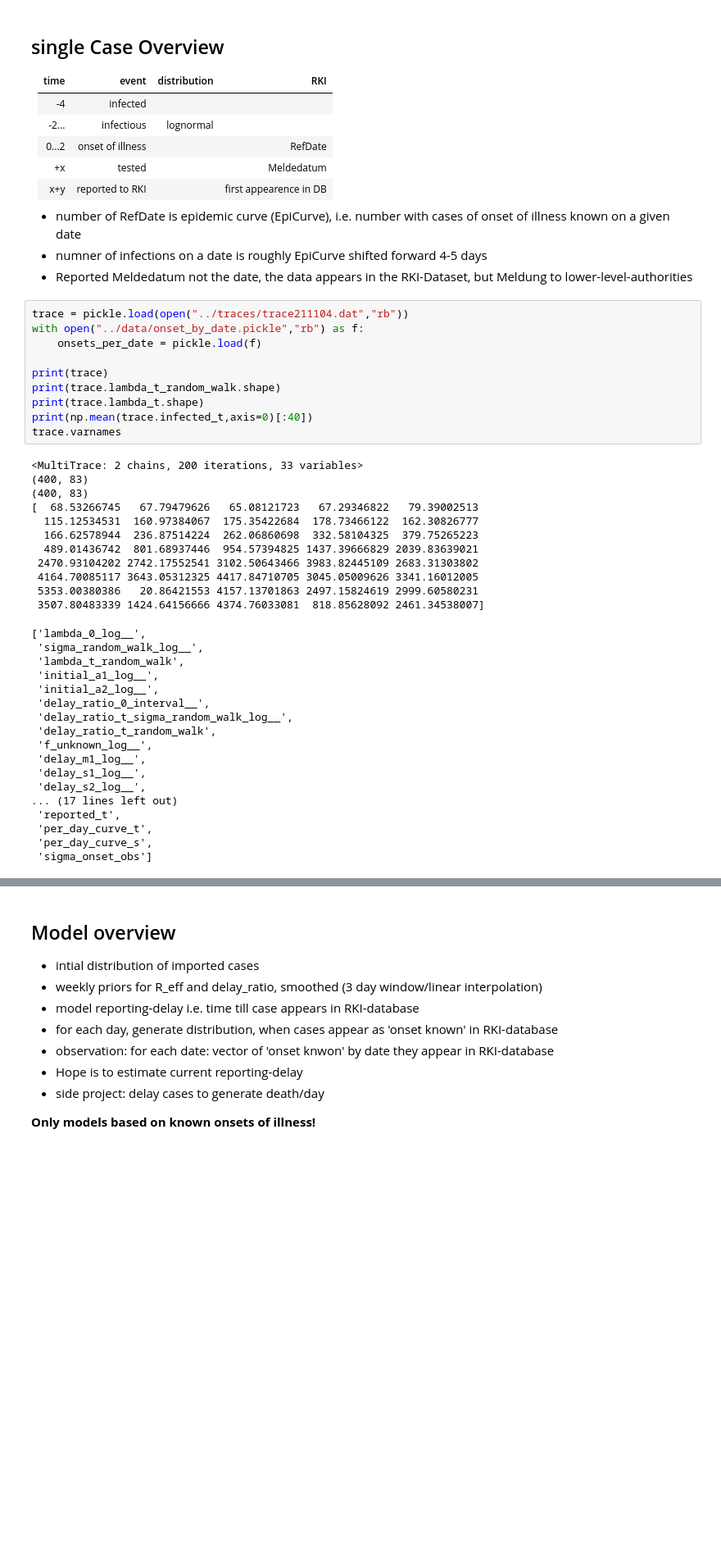
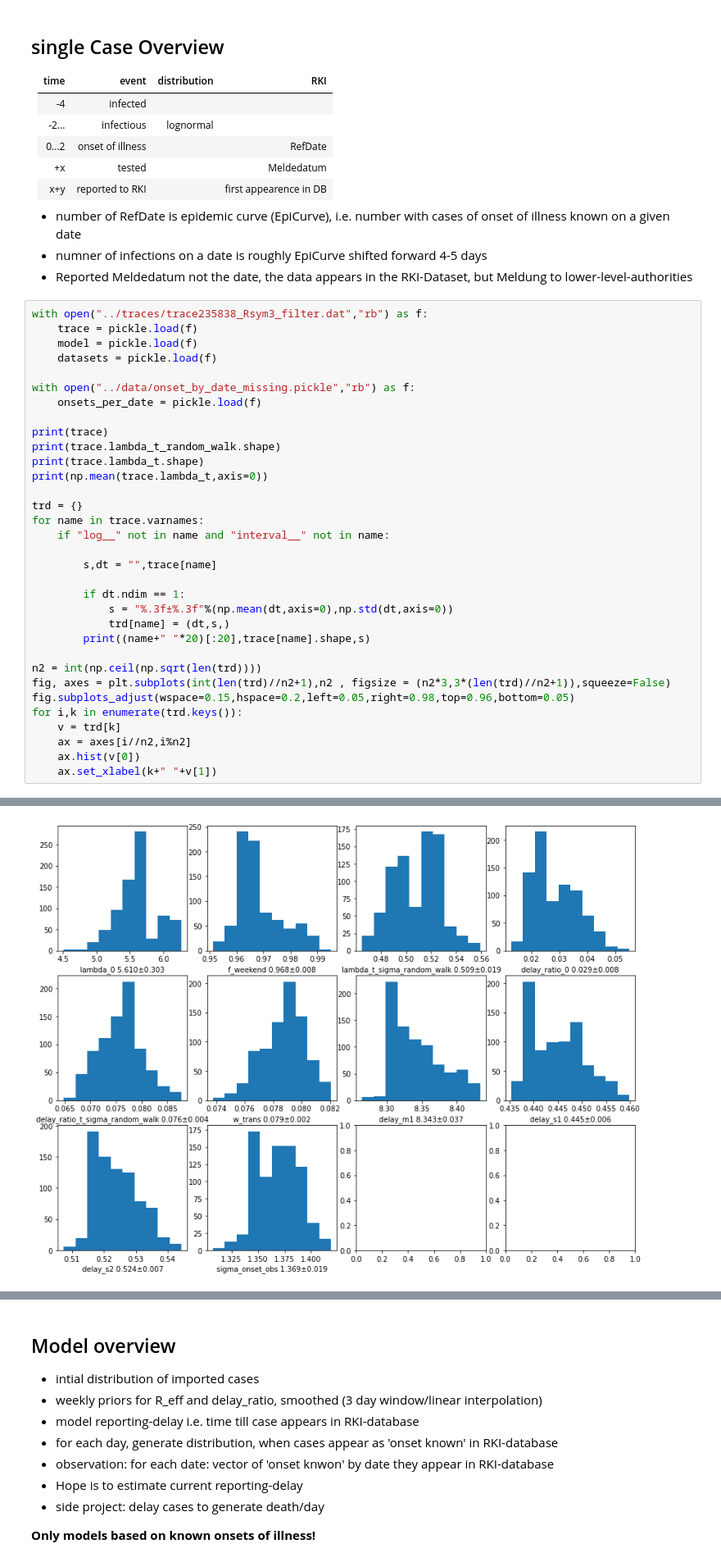
Before and after one commit to matthiaslinden/COVID19_inference_alt, a Jupyter notebook: notebooks/State of alternate Model.ipynb, the cells around one changed output, grey strips where cells are left out. Shown at 82% size. Saved outputs shown, nothing was run; the diff lists cells and outputs as text; blank space fills up the shorter version.

```diff
--- a/notebooks/State of alternate Model.ipynb
+++ b/notebooks/State of alternate Model.ipynb
@@ -31,42 +35,37 @@ theano.config.gcc.cxxflags = "-Wno-c++11-narrowing"
 * number of RefDate is epidemic curve (EpiCurve), i.e. number with cases of onset of illness known on a given date
 * numner of infections on a date is roughly EpiCurve shifted forward 4-5 days
 * Reported Meldedatum not the date, the data appears in the RKI-Dataset, but Meldung to lower-level-authorities
-# %%
-trace = pickle.load(open("../traces/trace211104.dat","rb"))
-with open("../data/onset_by_date.pickle","rb") as f:
-    onsets_per_date = pickle.load(f)
-
-print(trace)
-print(trace.lambda_t_random_walk.shape)
-print(trace.lambda_t.shape)
-print(np.mean(trace.infected_t,axis=0)[:40])
-trace.varnames
-# %% [output]
-<MultiTrace: 2 chains, 200 iterations, 33 variables>
-(400, 83)
-(400, 83)
-[  68.53266745   67.79479626   65.08121723   67.29346822   79.39002513
-  115.12534531  160.97384067  175.35422684  178.73466122  162.30826777
-  166.62578944  236.87514224  262.06860698  332.58104325  379.75265223
-  489.01436742  801.68937446  954.57394825 1437.39666829 2039.83639021
- 2470.93104202 2742.17552541 3102.50643466 3983.82445109 2683.31303802
- 4164.70085117 3643.05312325 4417.84710705 3045.05009626 3341.16012005
- 5353.00380386   20.86421553 4157.13701863 2497.15824619 2999.60580231
- 3507.80483339 1424.64156666 4374.76033081  818.85628092 2461.34538007]
-['lambda_0_log__',
- 'sigma_random_walk_log__',
- 'lambda_t_random_walk',
- 'initial_a1_log__',
- 'initial_a2_log__',
- 'delay_ratio_0_interval__',
- 'delay_ratio_t_sigma_random_walk_log__',
- 'delay_ratio_t_random_walk',
- 'f_unknown_log__',
- 'delay_m1_log__',
- 'delay_s1_log__',
- 'delay_s2_log__',
-... (17 lines left out)
- 'reported_t',
- 'per_day_curve_t',
- 'per_day_curve_s',
- 'sigma_onset_obs']
+# %%
+with open("../traces/trace235838_Rsym3_filter.dat","rb") as f:
+    trace = pickle.load(f)
+    model = pickle.load(f)
+    datasets = pickle.load(f)
+
+with open("../data/onset_by_date_missing.pickle","rb") as f:
+    onsets_per_date = pickle.load(f)
+
+print(trace)
+print(trace.lambda_t_random_walk.shape)
+print(trace.lambda_t.shape)
+print(np.mean(trace.lambda_t,axis=0))
+
+trd = {}
+for name in trace.varnames:
+    if "log__" not in name and "interval__" not in name:
+
+        s,dt = "",trace[name]
+
+        if dt.ndim == 1:
+            s = "%.3f±%.3f"%(np.mean(dt,axis=0),np.std(dt,axis=0))
+            trd[name] = (dt,s,)
+        print((name+" "*20)[:20],trace[name].shape,s)
+
+n2 = int(np.ceil(np.sqrt(len(trd))))
+fig, axes = plt.subplots(int(len(trd)//n2+1),n2 , figsize = (n2*3,3*(len(trd)//n2+1)),squeeze=False)
+fig.subplots_adjust(wspace=0.15,hspace=0.2,left=0.05,right=0.98,top=0.96,bottom=0.05)
+for i,k in enumerate(trd.keys()):
+    v = trd[k]
+    ax = axes[i//n2,i%n2]
+    ax.hist(v[0])
+    ax.set_xlabel(k+" "+v[1])
+# %% [output]
@@ -73 +89,2 @@ trace.varnames
+[figure, added]
 # %%
```
Also changed, not shown: parts of 8 cells of this notebook, 3 other files.
